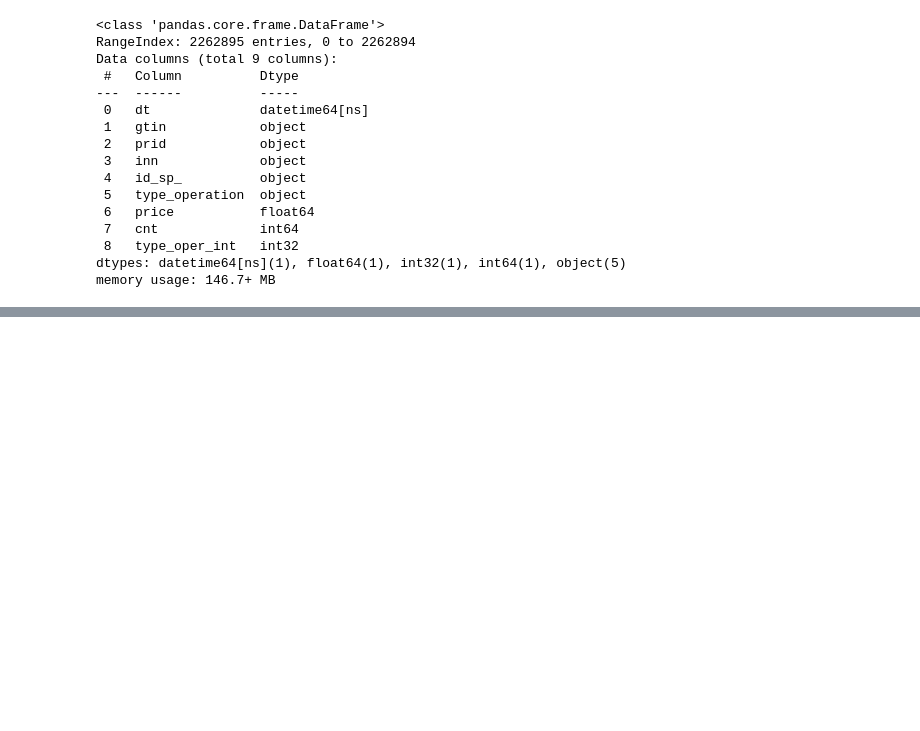
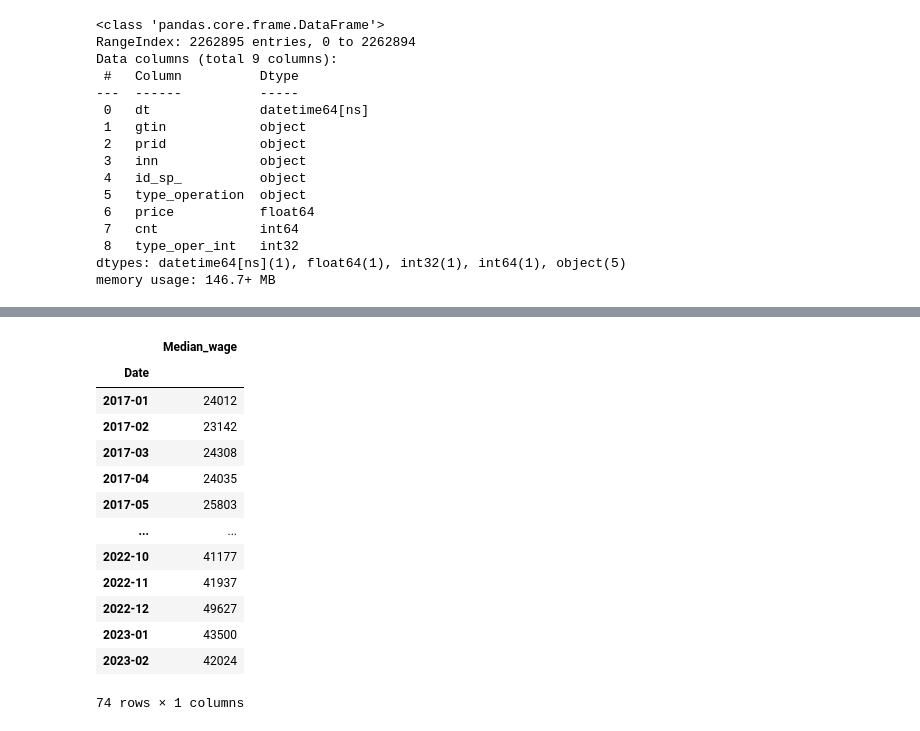
Before and after one commit to Bumblebee2023/product_management_system, a Jupyter notebook: research/shop_analysis.ipynb, the cells around one changed output, grey strips where cells are left out. Saved outputs shown, nothing was run; the diff lists cells and outputs as text; code cells hidden in the pictures; blank space fills up the shorter version.

```diff
--- a/research/shop_analysis.ipynb
+++ b/research/shop_analysis.ipynb
@@ -135,0 +142,5 @@ memory usage: 146.7+ MB
+# %%
+df_median_wages = pd.read_csv("median-wages.csv", delimiter=';', parse_dates=['Дата'], encoding="Windows-1251")
+df_median_wages.rename(columns={"Дата": "Date", "Значение": "Median_wage"}, inplace=True)
+df_median_wages = df_median_wages[df_median_wages['Категории'] == 'Все отрасли']
+df_median_wages.drop(columns=["Категории"], inplace=True)
@@ -135,0 +181,27 @@ memory usage: 146.7+ MB
+# %%
+
+
+# df_median_wages["Date"] = df_median_wages["Date"].to_period('M')
+# df_median_wages.set_index('Date')
+df_median_wages = df_median_wages.set_index("Date")
+df_median_wages.index = df_median_wages.index.to_period('M')
+
+def get_median_wage(period):
+    return df_median_wages.loc[period, 'Median_wage']
+# %%
+df_median_wages
+# %% [output]
+|  | Median_wage |
+| Date |  |
+| 2017-01 | 24012 |
+| 2017-02 | 23142 |
+| 2017-03 | 24308 |
+| 2017-04 | 24035 |
+| 2017-05 | 25803 |
+| ... | ... |
+| 2022-10 | 41177 |
+| 2022-11 | 41937 |
+| 2022-12 | 49627 |
+| 2023-01 | 43500 |
+| 2023-02 | 42024 |
+74 rows × 1 columns
```
Also changed, not shown: parts of 10 cells of this notebook.
